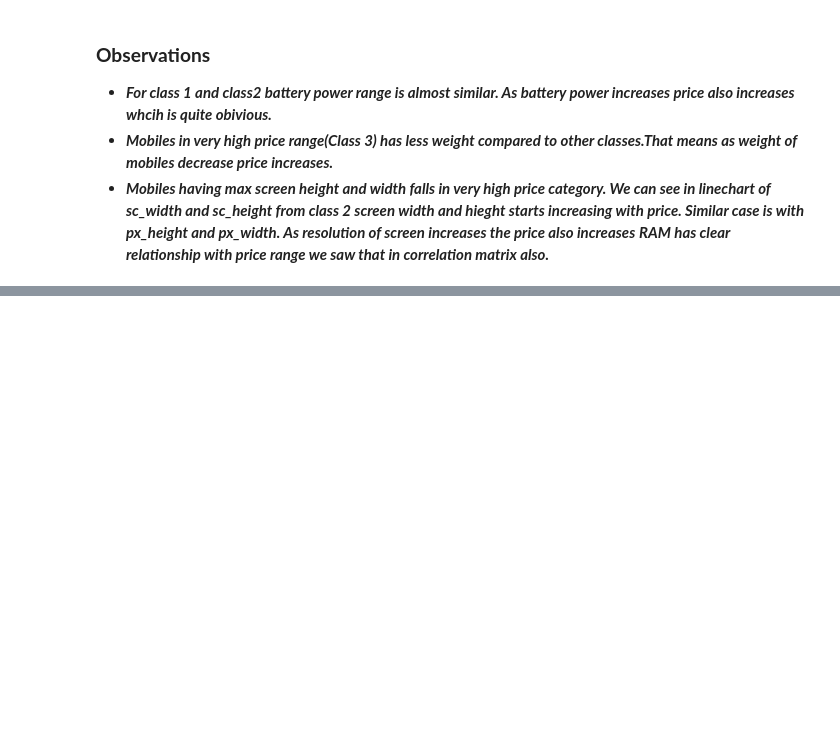
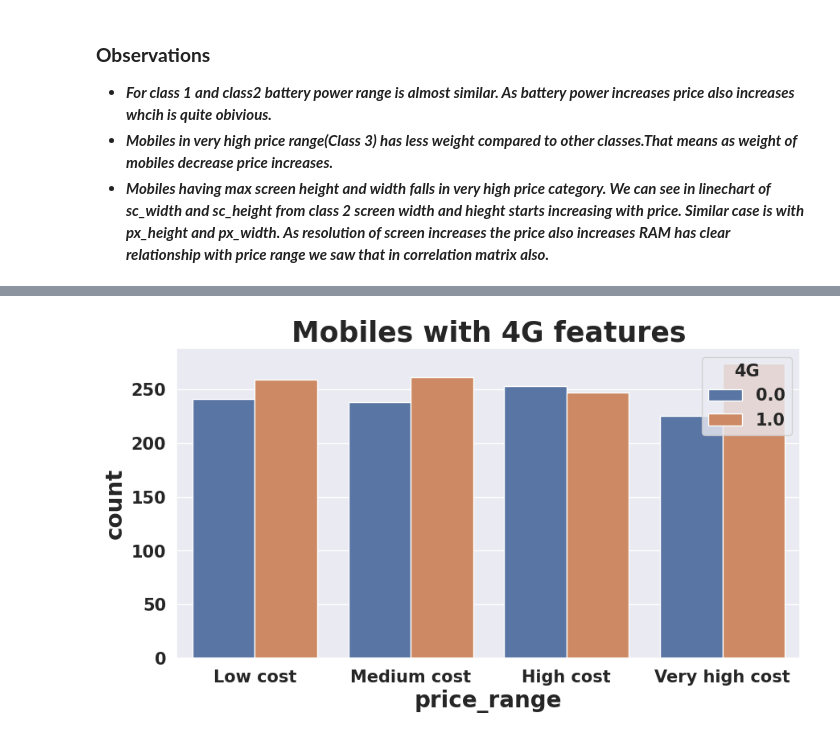
Before and after one commit to Saniyashakur22/ML-Classification-Project, a Jupyter notebook: ML_Classification_Capstone_Project_.ipynb, the cells around one changed output, grey strips where cells are left out. Drawn from its saved outputs; the diff is of its cells as text; code cells hidden in the pictures; blank space fills up the shorter version.

```diff
--- a/ML_Classification_Capstone_Project_.ipynb
+++ b/ML_Classification_Capstone_Project_.ipynb
@@ -551,0 +663,13 @@ for var in list_1:
+# %%
+
+#plt.xticks(ticks=[0,1,2,3],labels=['Low cost','medium cost','high cost','very high cost'])
+#plt.title("Mobiles with 4G features ")
+#plt.legend(loc='best')
+plt.figure(figsize=(10, 5))
+sns.countplot(data=df_main, x='price_range', hue='four_g')
+plt.xticks(ticks=[0, 1, 2, 3], labels=['Low cost', 'Medium cost', 'High cost', 'Very high cost'])
+plt.title("Mobiles with 4G features")
+plt.legend(title='4G')
+plt.show()
+# %% [output]
+[figure, added]
```
Also changed, not shown: parts of 19 cells of this notebook.
